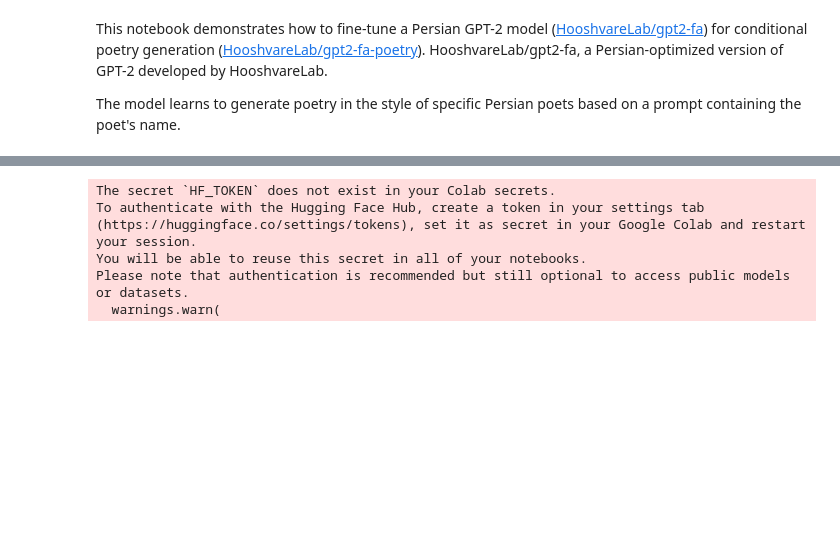
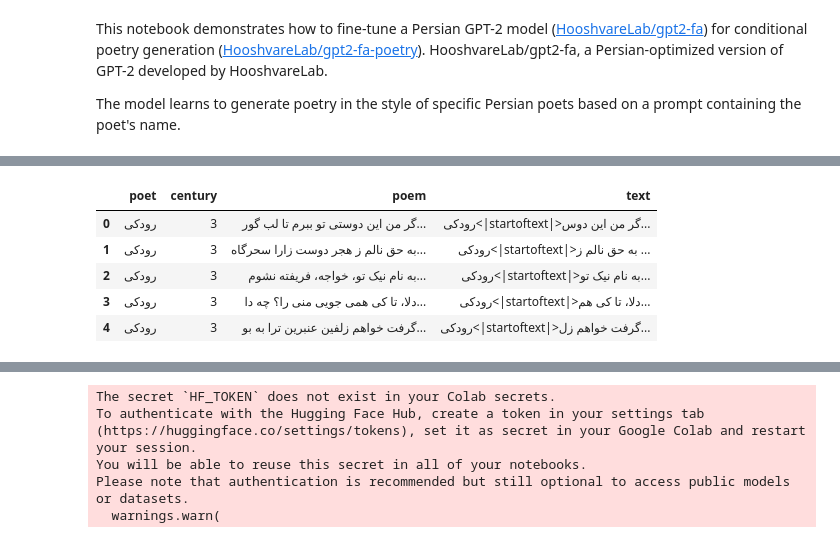
Before and after one commit to rasoulasadiyan/LLM, a Jupyter notebook: 09_Persian_Poetry_FineTuning_with_gpt2_fa.ipynb, the cells around one changed output, grey strips where cells are left out. Drawn from its saved outputs; the diff is of its cells as text; code cells hidden in the pictures; blank space fills up the shorter version.

```diff
--- a/09_Persian_Poetry_FineTuning_with_gpt2_fa.ipynb
+++ b/09_Persian_Poetry_FineTuning_with_gpt2_fa.ipynb
@@ -52,13 +42,18 @@ from tqdm import tqdm
 # %%
-df = pd.read_csv("/content/poems/poems.tsv", sep="\t")
-
 # Depends on you
-df["poem"] = df["poem"].apply(lambda t: normalize_input(t))
+#df["poem"] = df["poem"].apply(lambda t: normalize_input(t))
 
 df["text"] = df["poet"] + "<|startoftext|>" + df["poem"].apply(lambda t: t.replace("    ", "<sep>").replace("\t", "<sep>"))
 df = df.dropna()
 df = df.reset_index(drop=True)
 df.head()
+# %% [output]
+|  | poet | century | poem | text |
+| 0 | رودکی | 3 | گر من این دوستی تو ببرم تا لب گور... | رودکی<|startoftext|>گر من این دوس... |
+| 1 | رودکی | 3 | به حق نالم ز هجر دوست زارا سحرگاه... | رودکی<|startoftext|>به حق نالم ز ... |
+| 2 | رودکی | 3 | به نام نیک تو، خواجه، فریفته نشوم... | رودکی<|startoftext|>به نام نیک تو... |
+| 3 | رودکی | 3 | دلا، تا کی همی جویی منی را؟ چه دا... | رودکی<|startoftext|>دلا، تا کی هم... |
+| 4 | رودکی | 3 | گرفت خواهم زلفین عنبرین ترا به بو... | رودکی<|startoftext|>گرفت خواهم زل... |
 # %%
 poets = list(df["poet"].unique())
 # %%
```
Also changed, not shown: parts of 10 cells of this notebook.
